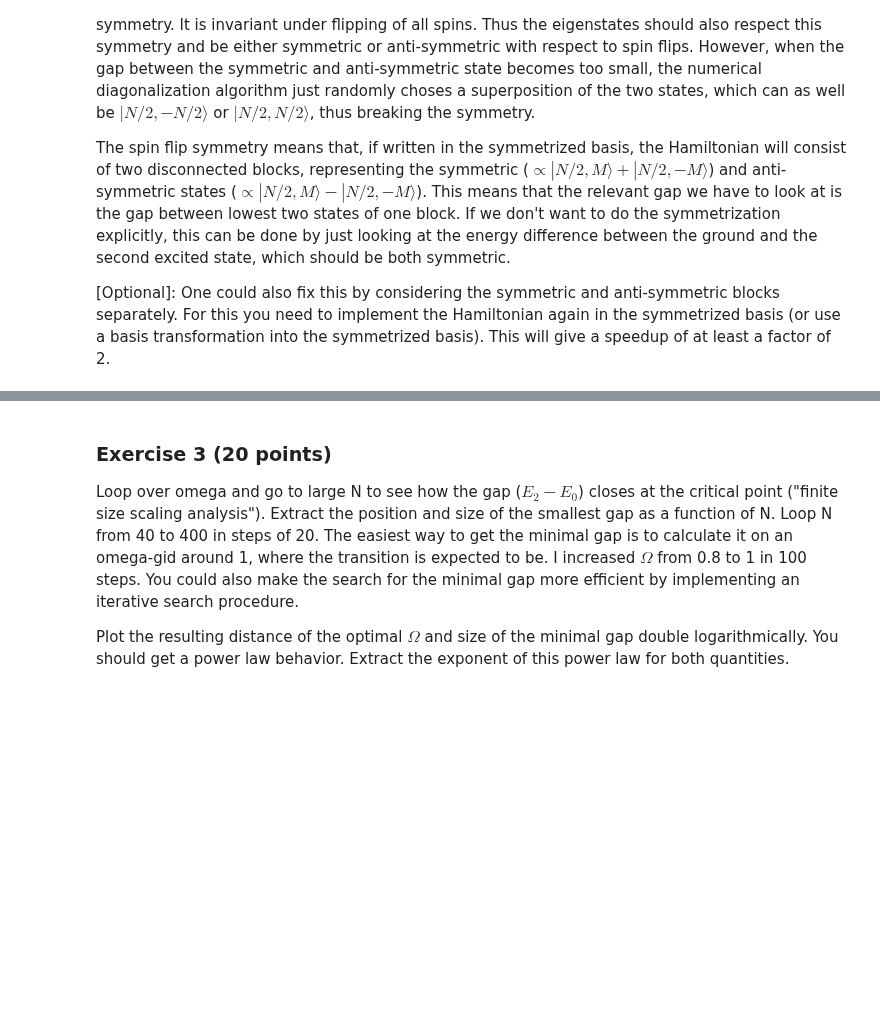
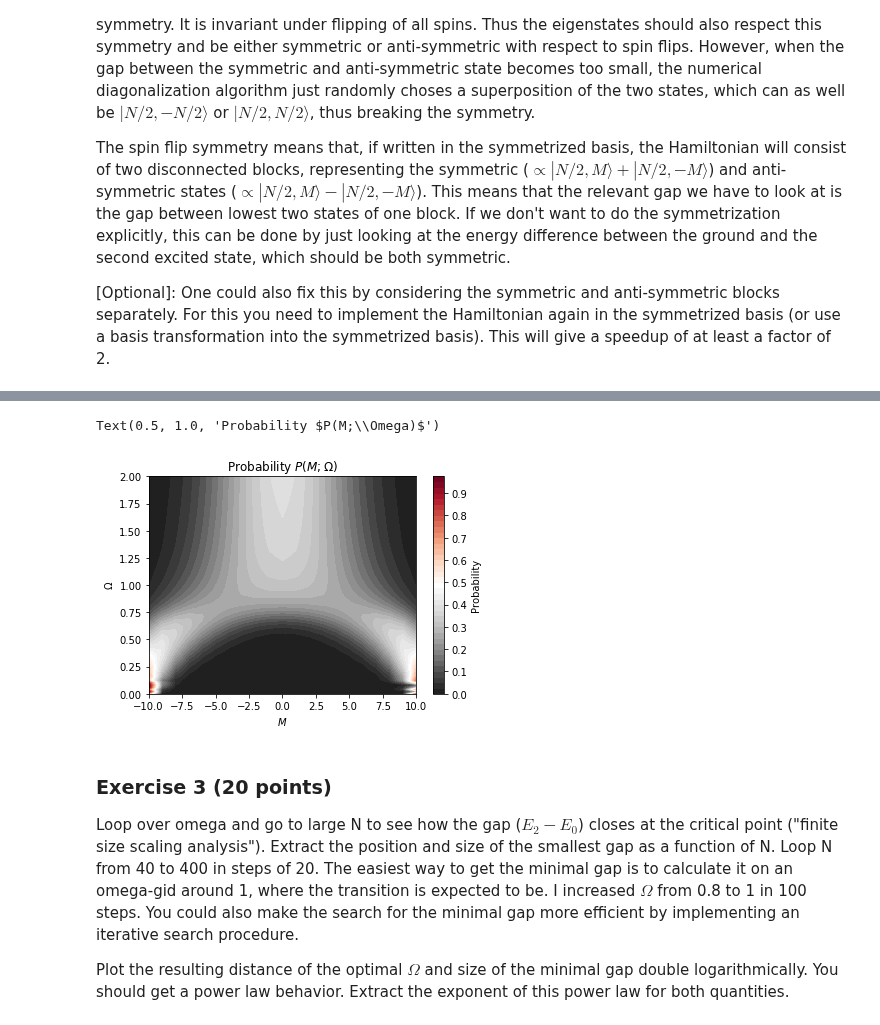
Before and after one commit to ml4cdeca/ComputationalQuantumDynamics, a Jupyter notebook: blatt4/exercise4.ipynb, the cells around one changed output, grey strips where cells are left out. Cells and saved outputs as stored; diff of their text form; code cells hidden in the pictures; blank space fills up the shorter version.

```diff
--- a/blatt4/exercise4.ipynb
+++ b/blatt4/exercise4.ipynb
@@ -108,3 +114,13 @@ plt.show()
+# %%
+x,y=np.meshgrid(M(N),OmSpace)
+plt.contourf(x,y,probM,40,cmap=plt.cm.RdGy_r)
+plt.colorbar(label='Probability')
+plt.xlabel('$M$')
+plt.ylabel('$\Omega$')
+plt.title('Probability $P(M;\Omega)$')
+# %% [output]
+Text(0.5, 1.0, 'Probability $P(M;\\Omega)$')
+[figure, added]
 # %% [markdown]
 ### Exercise 3 (20 points)
 
```
Also changed, not shown: parts of 4 cells of this notebook.
